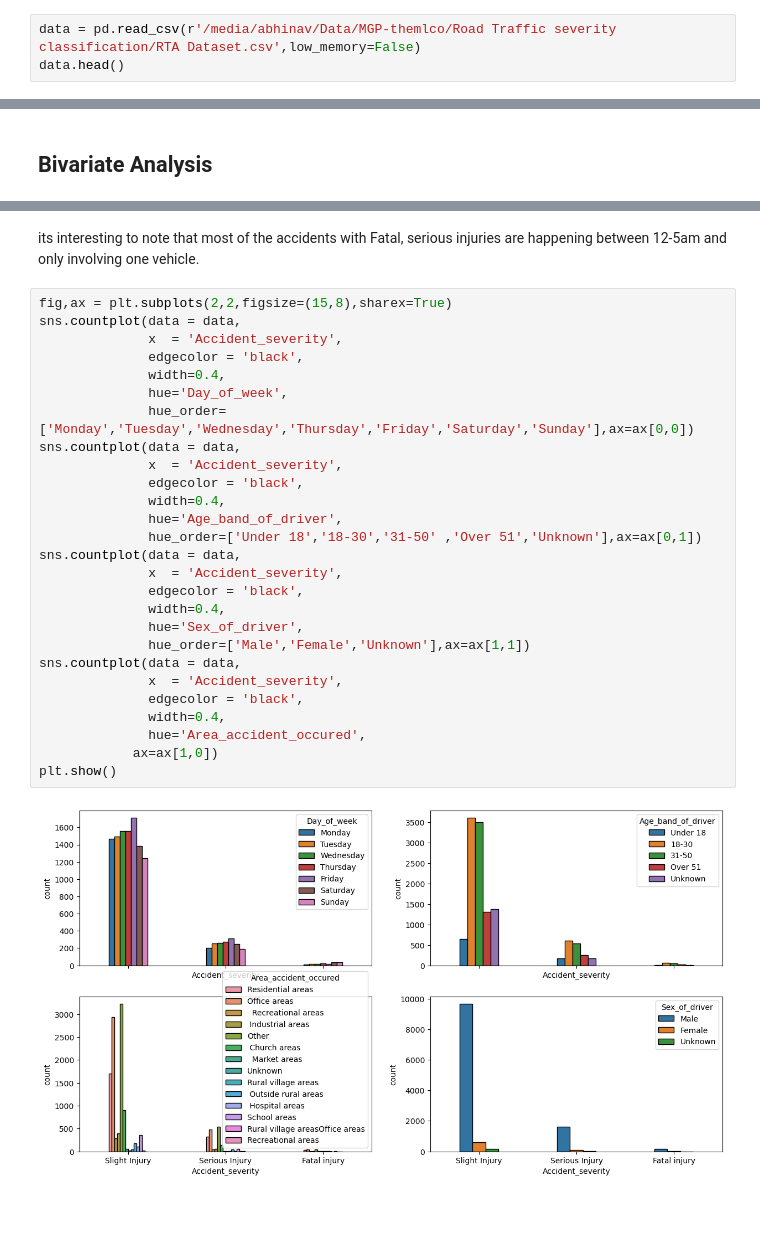
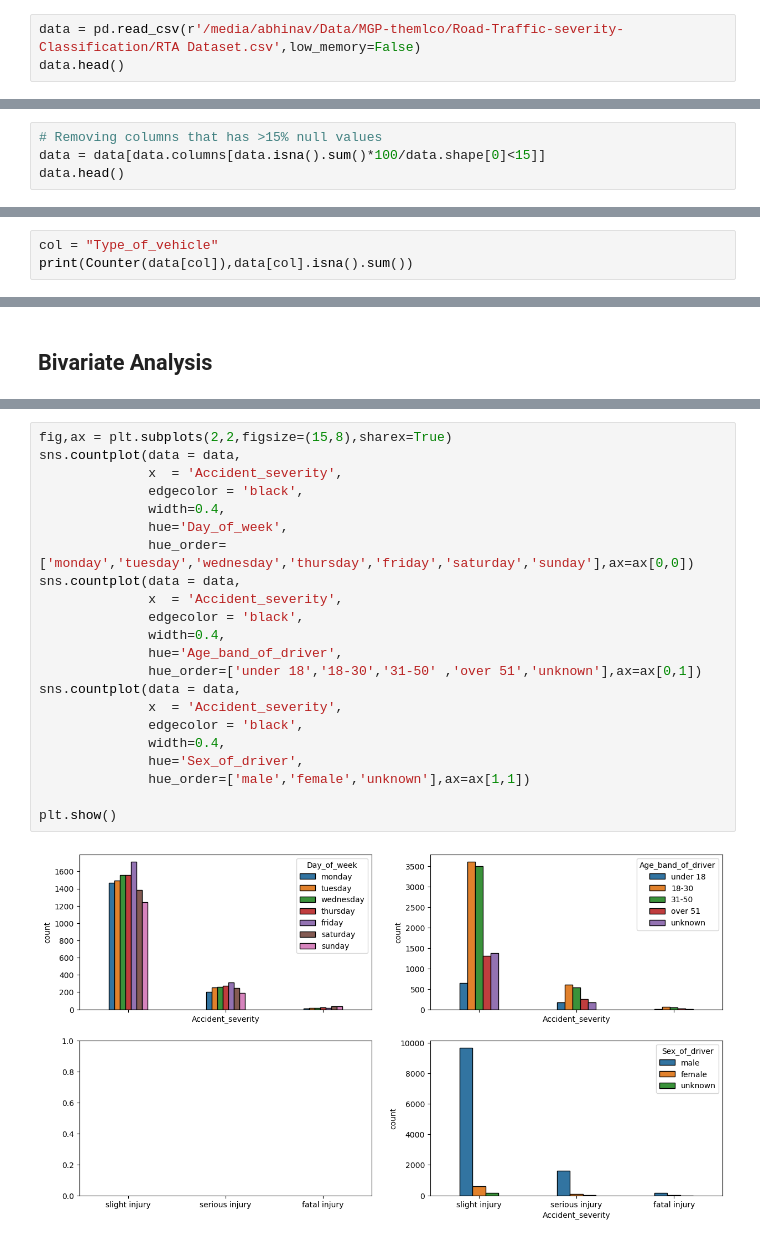
Before and after one commit to AbhinavGavireddi/Road-Traffic-severity-Classification, a Jupyter notebook: EDA.ipynb, the cells around one changed output, grey strips where cells are left out. Cells and saved outputs as stored; diff of their text form; blank space fills up the shorter version.

Commit message:
exploratory data analysis

```diff
--- a/EDA.ipynb
+++ b/EDA.ipynb
@@ -11,7 +21,7 @@ pd.set_option('display.max_columns',1000)
 # %% [markdown]
 # Importing Data
 # %%
-data = pd.read_csv(r'/media/abhinav/Data/MGP-themlco/Road Traffic severity classification/RTA Dataset.csv',low_memory=False)
+data = pd.read_csv(r'/media/abhinav/Data/MGP-themlco/Road-Traffic-severity-Classification/RTA Dataset.csv',low_memory=False)
 data.head()
 # %% [output]
 |  | Time | Day_of_week | Age_band_of_driver | Sex_of_driver | Educational_level | Vehicle_driver_relation | ... |
@@ -45,0 +57,4 @@ dtype: int64
+# %%
+# Removing columns that has >15% null values
+data = data[data.columns[data.isna().sum()*100/data.shape[0]<15]]
+data.head()
@@ -45,0 +90,3 @@ dtype: int64
+# %%
+col = "Type_of_vehicle"
+print(Counter(data[col]),data[col].isna().sum())
@@ -86,31 +153,24 @@ plt.show()
-# %% [markdown]
-its interesting to note that most of the accidents with Fatal, serious injuries are happening between 12-5am and only involving one vehicle.
 # %%
 fig,ax = plt.subplots(2,2,figsize=(15,8),sharex=True)
 sns.countplot(data = data,
               x  = 'Accident_severity',
               edgecolor = 'black',
               width=0.4,
               hue='Day_of_week',
-              hue_order=['Monday','Tuesday','Wednesday','Thursday','Friday','Saturday','Sunday'],ax=ax[0,0])
+              hue_order=['monday','tuesday','wednesday','thursday','friday','saturday','sunday'],ax=ax[0,0])
 sns.countplot(data = data,
               x  = 'Accident_severity',
               edgecolor = 'black',
               width=0.4,
               hue='Age_band_of_driver',
-              hue_order=['Under 18','18-30','31-50' ,'Over 51','Unknown'],ax=ax[0,1])
+              hue_order=['under 18','18-30','31-50' ,'over 51','unknown'],ax=ax[0,1])
 sns.countplot(data = data,
               x  = 'Accident_severity',
               edgecolor = 'black',
               width=0.4,
               hue='Sex_of_driver',
-              hue_order=['Male','Female','Unknown'],ax=ax[1,1])
-sns.countplot(data = data,
-              x  = 'Accident_severity',
-              edgecolor = 'black',
-              width=0.4,
-              hue='Area_accident_occured',
-            ax=ax[1,0])
+              hue_order=['male','female','unknown'],ax=ax[1,1])
+
 plt.show()
 # %% [output]
-[figure, old version]
+[figure, new version]
```
Also changed, not shown: parts of 17 cells of this notebook.
